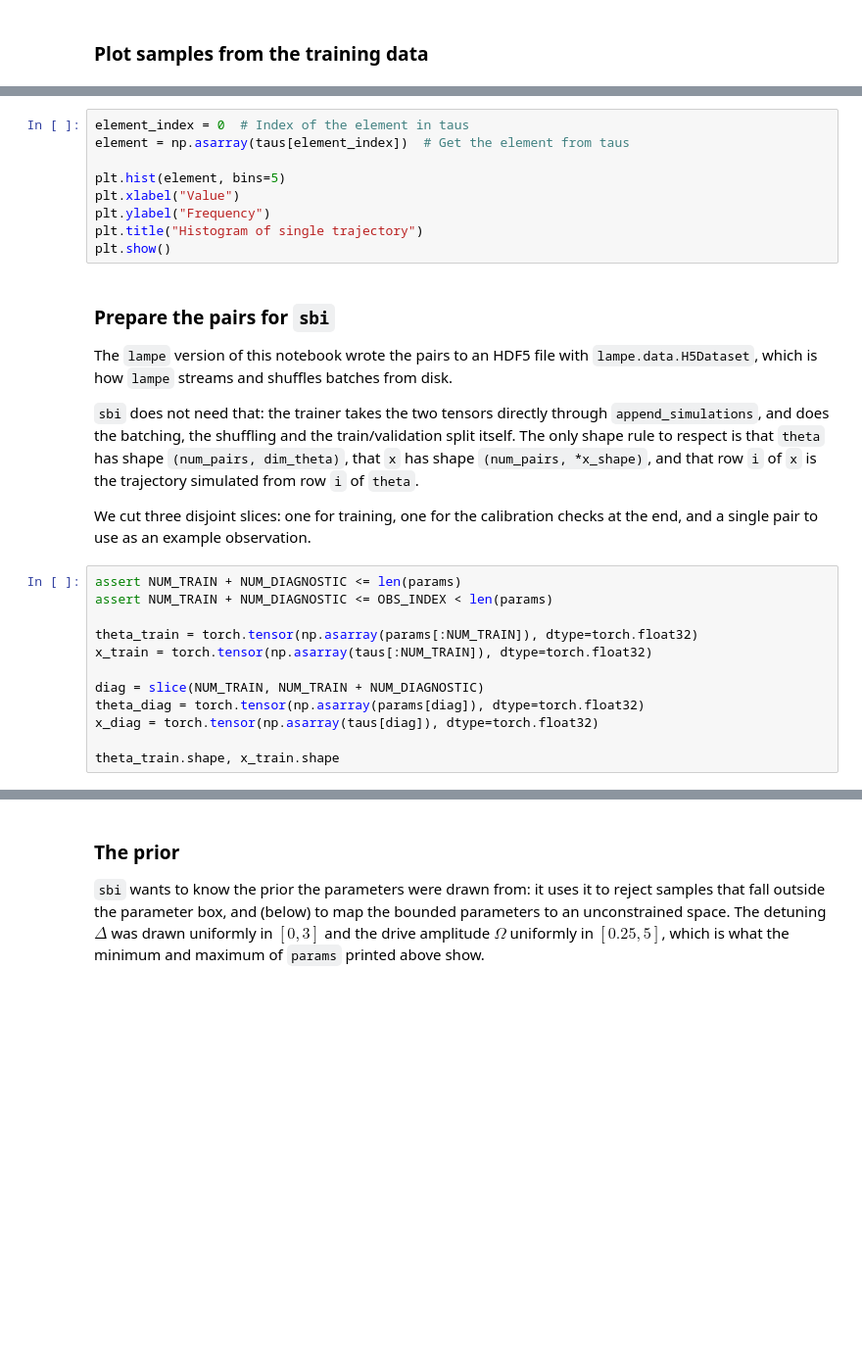
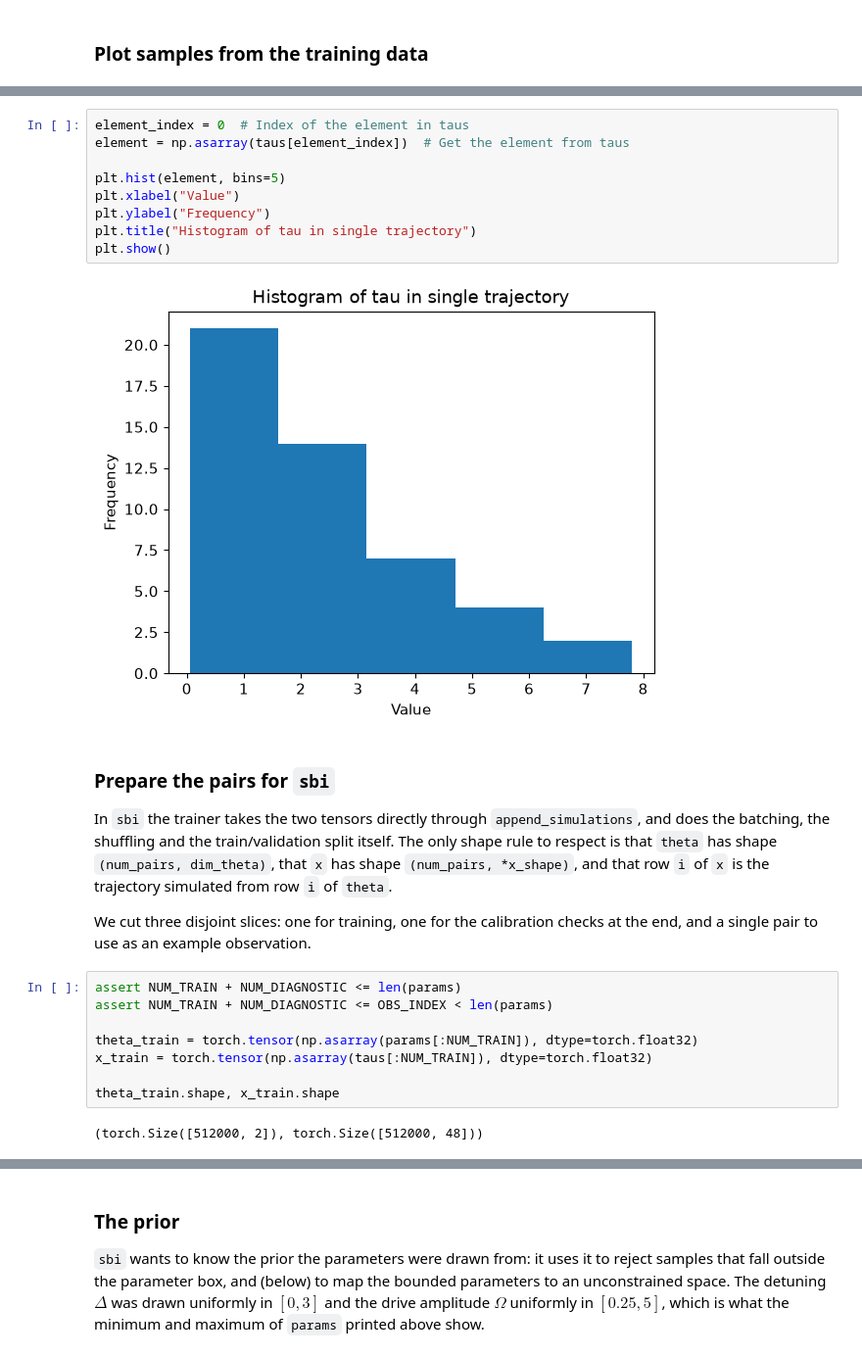
Before and after one commit to CarlosSMWolff/ParamEst-NN, a Jupyter notebook: notebooks/4-NPE.ipynb, the cells around one changed output, grey strips where cells are left out. Shown at 98% size. Saved outputs shown, nothing was run; the diff lists cells and outputs as text; blank space fills up the shorter version.

```diff
--- a/notebooks/4-NPE.ipynb
+++ b/notebooks/4-NPE.ipynb
@@ -99,19 +114,18 @@ plt.show()
 # %%
 element_index = 0  # Index of the element in taus
 element = np.asarray(taus[element_index])  # Get the element from taus
 
 plt.hist(element, bins=5)
 plt.xlabel("Value")
 plt.ylabel("Frequency")
-plt.title("Histogram of single trajectory")
+plt.title("Histogram of tau in single trajectory")
 plt.show()
+# %% [output]
+[figure, added]
 # %% [markdown]
 ### Prepare the pairs for `sbi`
 
-The `lampe` version of this notebook wrote the pairs to an HDF5 file with
-`lampe.data.H5Dataset`, which is how `lampe` streams and shuffles batches from disk.
-
-`sbi` does not need that: the trainer takes the two tensors directly through
+In `sbi` the trainer takes the two tensors directly through
 `append_simulations`, and does the batching, the shuffling and the train/validation
 split itself. The only shape rule to respect is that `theta` has shape
 `(num_pairs, dim_theta)`, that `x` has shape `(num_pairs, *x_shape)`, and that row `i`
@@ -126,8 +140,6 @@ assert NUM_TRAIN + NUM_DIAGNOSTIC <= OBS_INDEX < len(params)
 theta_train = torch.tensor(np.asarray(params[:NUM_TRAIN]), dtype=torch.float32)
 x_train = torch.tensor(np.asarray(taus[:NUM_TRAIN]), dtype=torch.float32)
 
-diag = slice(NUM_TRAIN, NUM_TRAIN + NUM_DIAGNOSTIC)
-theta_diag = torch.tensor(np.asarray(params[diag]), dtype=torch.float32)
-x_diag = torch.tensor(np.asarray(taus[diag]), dtype=torch.float32)
-
 theta_train.shape, x_train.shape
+# %% [output]
+(torch.Size([512000, 2]), torch.Size([512000, 48]))
```
Also changed, not shown: parts of 33 cells of this notebook, 3 other files.
